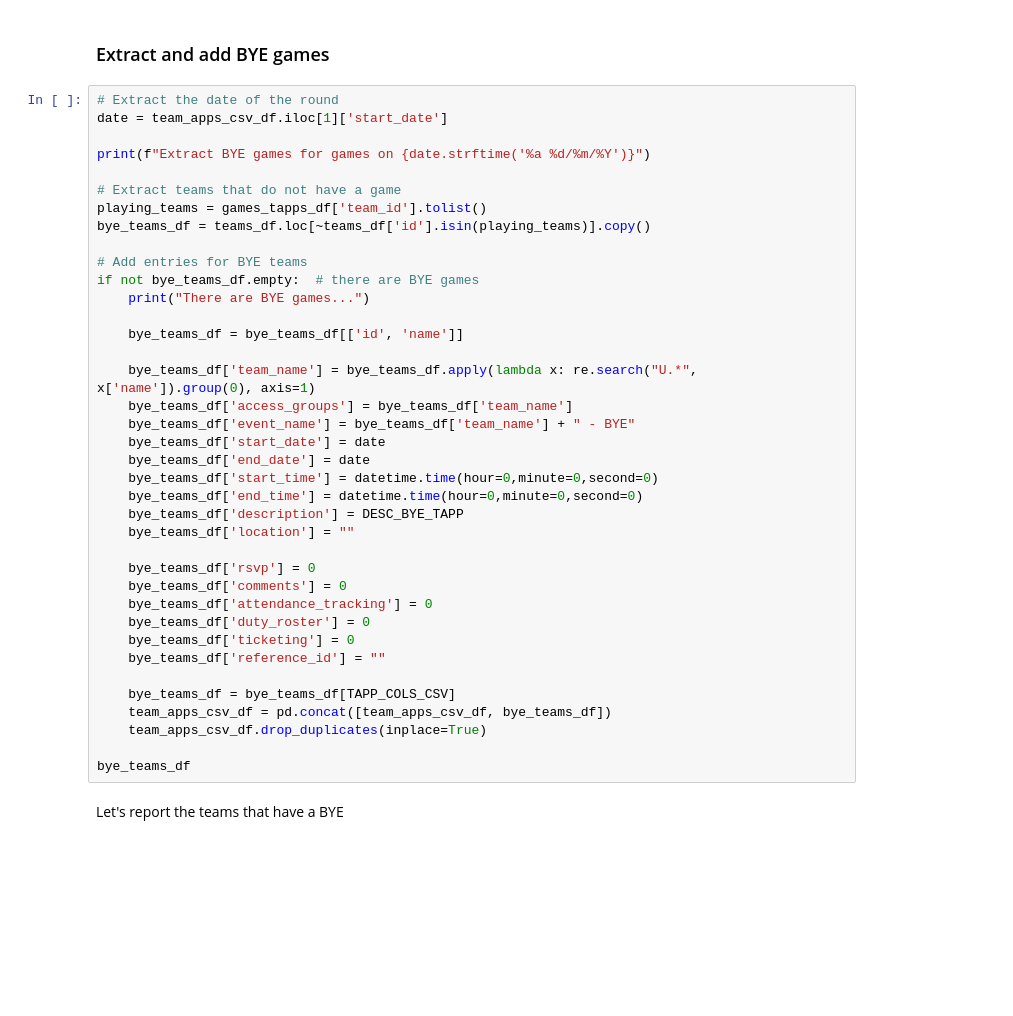
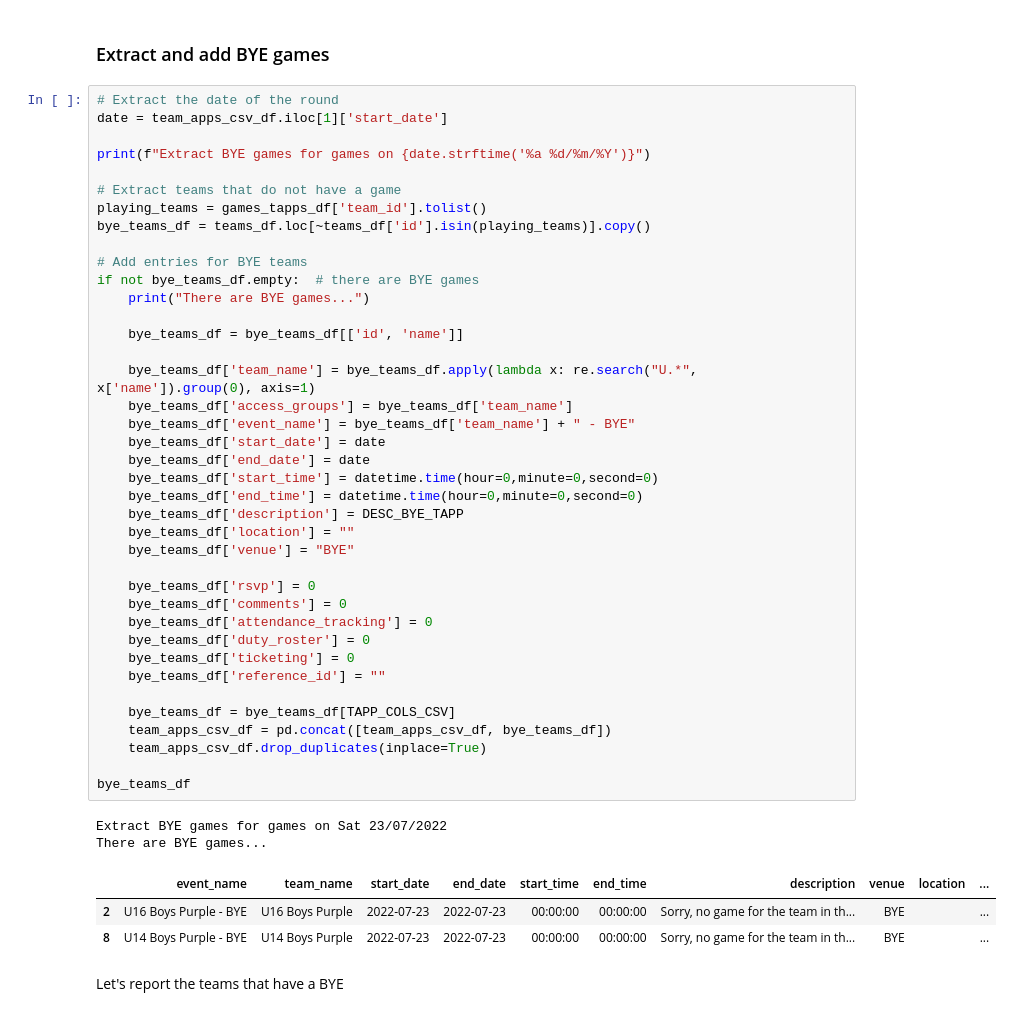
Before and after one commit to ssardina/tapp-fixture, a Jupyter notebook: playhq_scrape.ipynb, the cells around one changed output. Drawn from its saved outputs; the diff is of its cells as text; blank space fills up the shorter version.

```diff
--- a/playhq_scrape.ipynb
+++ b/playhq_scrape.ipynb
@@ -135,33 +239,40 @@ playing_teams = games_tapps_df['team_id'].tolist()
 bye_teams_df = teams_df.loc[~teams_df['id'].isin(playing_teams)].copy()
 
 # Add entries for BYE teams
 if not bye_teams_df.empty:  # there are BYE games
     print("There are BYE games...")
 
     bye_teams_df = bye_teams_df[['id', 'name']]
 
     bye_teams_df['team_name'] = bye_teams_df.apply(lambda x: re.search("U.*", x['name']).group(0), axis=1)
     bye_teams_df['access_groups'] = bye_teams_df['team_name']
     bye_teams_df['event_name'] = bye_teams_df['team_name'] + " - BYE"
     bye_teams_df['start_date'] = date
     bye_teams_df['end_date'] = date
     bye_teams_df['start_time'] = datetime.time(hour=0,minute=0,second=0)
     bye_teams_df['end_time'] = datetime.time(hour=0,minute=0,second=0)
     bye_teams_df['description'] = DESC_BYE_TAPP
     bye_teams_df['location'] = ""
+    bye_teams_df['venue'] = "BYE"
 
     bye_teams_df['rsvp'] = 0
     bye_teams_df['comments'] = 0
     bye_teams_df['attendance_tracking'] = 0
     bye_teams_df['duty_roster'] = 0
     bye_teams_df['ticketing'] = 0
     bye_teams_df['reference_id'] = ""
 
     bye_teams_df = bye_teams_df[TAPP_COLS_CSV]
     team_apps_csv_df = pd.concat([team_apps_csv_df, bye_teams_df])
     team_apps_csv_df.drop_duplicates(inplace=True)
 
 bye_teams_df
+# %% [output]
+Extract BYE games for games on Sat 23/07/2022
+There are BYE games...
+|  | event_name | team_name | start_date | end_date | start_time | end_time | description | venue | location | ... |
+| 2 | U16 Boys Purple - BYE | U16 Boys Purple | 2022-07-23 | 2022-07-23 | 00:00:00 | 00:00:00 | Sorry, no game for the team in th... | BYE |  | ... |
+| 8 | U14 Boys Purple - BYE | U14 Boys Purple | 2022-07-23 | 2022-07-23 | 00:00:00 | 00:00:00 | Sorry, no game for the team in th... | BYE |  | ... |
 # %% [markdown]
 Let's report the teams that have a BYE
 # %%
```
Also changed, not shown: parts of 10 cells of this notebook, 1 other file.
